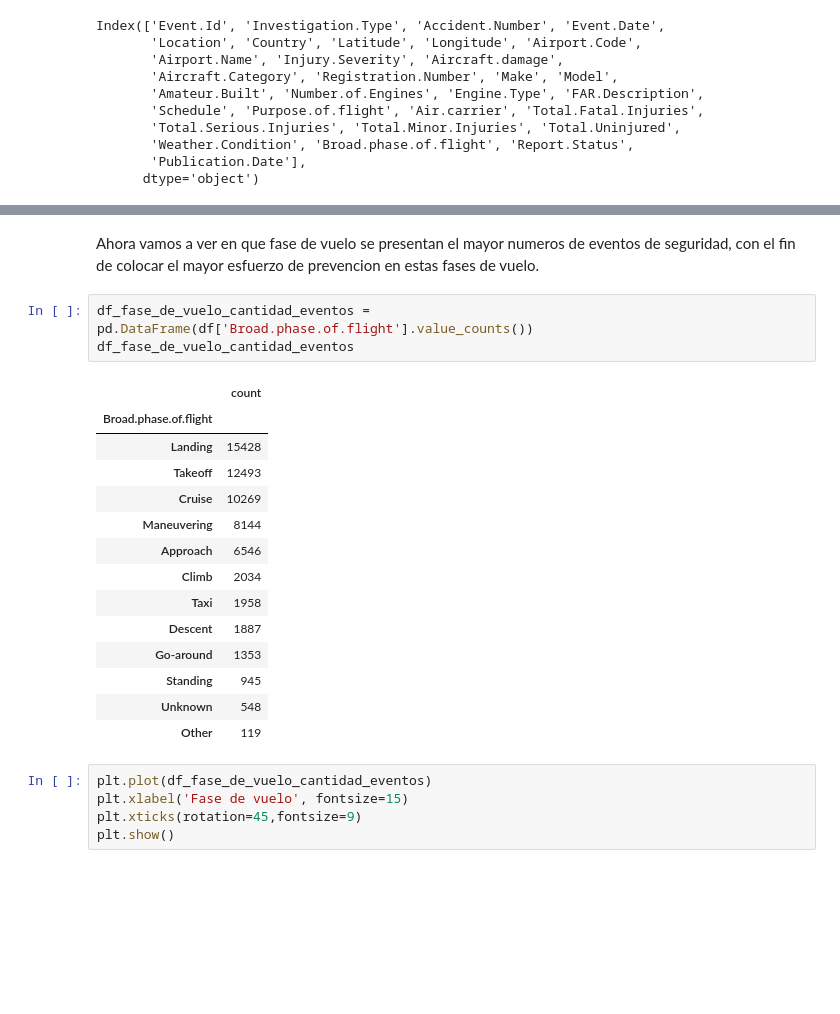
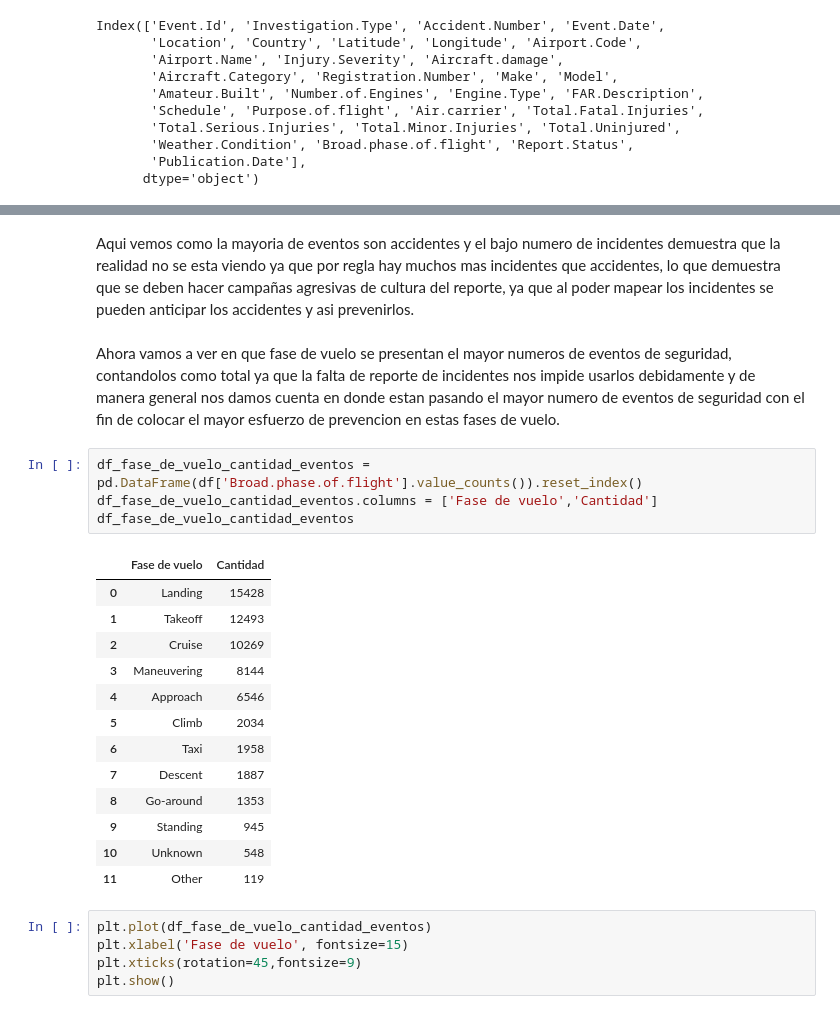
Before and after one commit to andres408/proyectos-coder, a Jupyter notebook: Visualizacion+Zabala.ipynb, the cells around one changed output, grey strips where cells are left out. Cells and saved outputs as stored; diff of their text form; blank space fills up the shorter version.

```diff
--- a/Visualizacion+Zabala.ipynb
+++ b/Visualizacion+Zabala.ipynb
@@ -34,23 +58,25 @@ df.head()
+# %% [markdown]
+Aqui vemos como la mayoria de eventos son accidentes y el bajo numero de incidentes demuestra que la realidad no se esta viendo ya que por regla hay muchos mas incidentes que accidentes, lo que demuestra que se deben hacer campañas agresivas de cultura del reporte, ya que al poder mapear los incidentes se pueden anticipar los accidentes y asi prevenirlos.
 # %% [markdown]
-Ahora vamos a ver en que fase de vuelo se presentan el mayor numeros de eventos de seguridad, con el fin de colocar el mayor esfuerzo de prevencion en estas fases de vuelo.
+Ahora vamos a ver en que fase de vuelo se presentan el mayor numeros de eventos de seguridad, contandolos como total ya que la falta de reporte de incidentes nos impide usarlos debidamente y de manera general nos damos cuenta en donde estan pasando el mayor numero de eventos de seguridad con el fin de colocar el mayor esfuerzo de prevencion en estas fases de vuelo.
 # %%
-df_fase_de_vuelo_cantidad_eventos = pd.DataFrame(df['Broad.phase.of.flight'].value_counts())
+df_fase_de_vuelo_cantidad_eventos = pd.DataFrame(df['Broad.phase.of.flight'].value_counts()).reset_index()
+df_fase_de_vuelo_cantidad_eventos.columns = ['Fase de vuelo','Cantidad']
 df_fase_de_vuelo_cantidad_eventos
 # %% [output]
-|  | count |
-| Broad.phase.of.flight |  |
-| Landing | 15428 |
-| Takeoff | 12493 |
-| Cruise | 10269 |
-| Maneuvering | 8144 |
-| Approach | 6546 |
-| Climb | 2034 |
-| Taxi | 1958 |
-| Descent | 1887 |
-| Go-around | 1353 |
-| Standing | 945 |
-| Unknown | 548 |
-| Other | 119 |
+|  | Fase de vuelo | Cantidad |
+| 0 | Landing | 15428 |
+| 1 | Takeoff | 12493 |
+| 2 | Cruise | 10269 |
+| 3 | Maneuvering | 8144 |
+| 4 | Approach | 6546 |
+| 5 | Climb | 2034 |
+| 6 | Taxi | 1958 |
+| 7 | Descent | 1887 |
+| 8 | Go-around | 1353 |
+| 9 | Standing | 945 |
+| 10 | Unknown | 548 |
+| 11 | Other | 119 |
 # %%
 plt.plot(df_fase_de_vuelo_cantidad_eventos)
 plt.xlabel('Fase de vuelo', fontsize=15)
```
Also changed, not shown: parts of 10 cells of this notebook.
